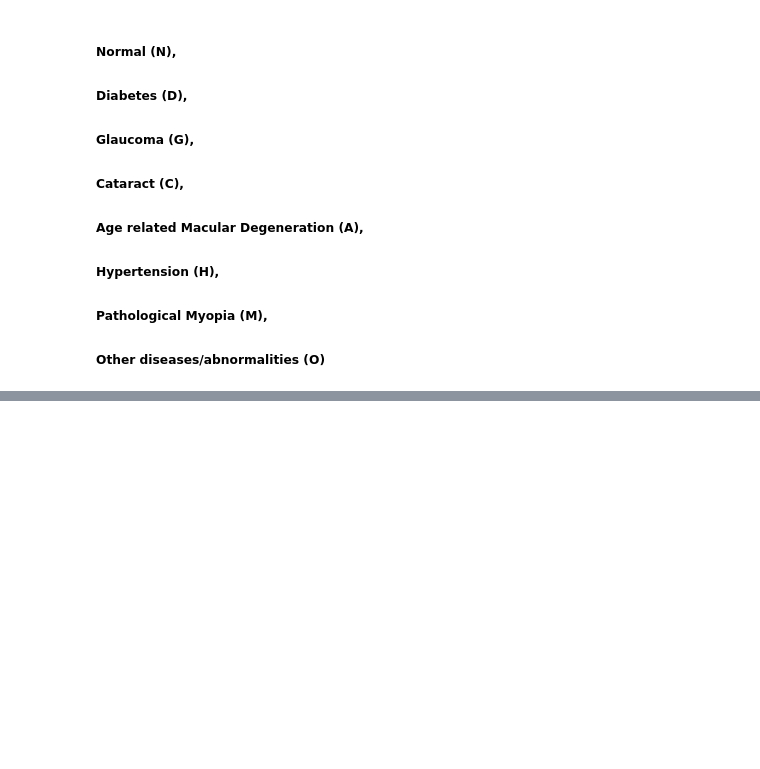
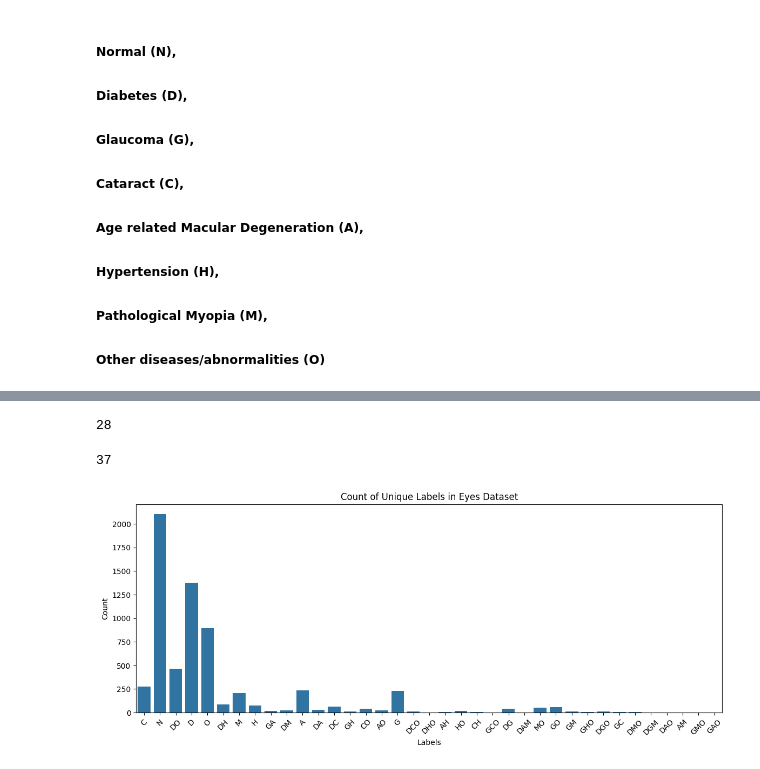
Before and after one commit to sadneya145/DiagXAI, a Jupyter notebook: eye_disease_detection.ipynb, the cells around one changed output, grey strips where cells are left out. Cells and saved outputs as stored; diff of their text form; code cells hidden in the pictures; blank space fills up the shorter version.

```diff
--- a/eye_disease_detection.ipynb
+++ b/eye_disease_detection.ipynb
@@ -21,0 +98,6 @@ data.head(5)
+# %%
+data_csv = os.path.join("./ODIR5K_full", "full_df.csv")
+data = pd.read_csv(data_csv)
+
+print("Dataset preview:")
+print(data.head())
@@ -398,0 +239,31 @@ model.save("keras_model.keras")
+# %%
+data.drop(columns=[ 'ID'] , inplace=True)
+# %%
+len(data[data['Patient Age'] == 1])
+# %% [output]
+28
+# %%
+def update_labels(row):
+
+    new_label = ''
+    for col in data.columns:
+        if row[col] == 1 and col != 'Patient Age':
+            new_label = new_label + col
+    row['labels'] = new_label
+    return row
+
+data = data.apply(update_labels, axis=1)
+# %%
+data['labels'].nunique()
+# %% [output]
+37
+# %%
+plt.figure(figsize=(14, 5))
+sns.countplot(x='labels', data=data, orient='h')
+plt.title('Count of Unique Labels in Eyes Dataset')
+plt.xlabel('Labels')
+plt.ylabel('Count')
+plt.xticks(rotation=45)
+plt.show()
+# %% [output]
+[figure, added]
```
Also changed, not shown: parts of 94 cells of this notebook.
